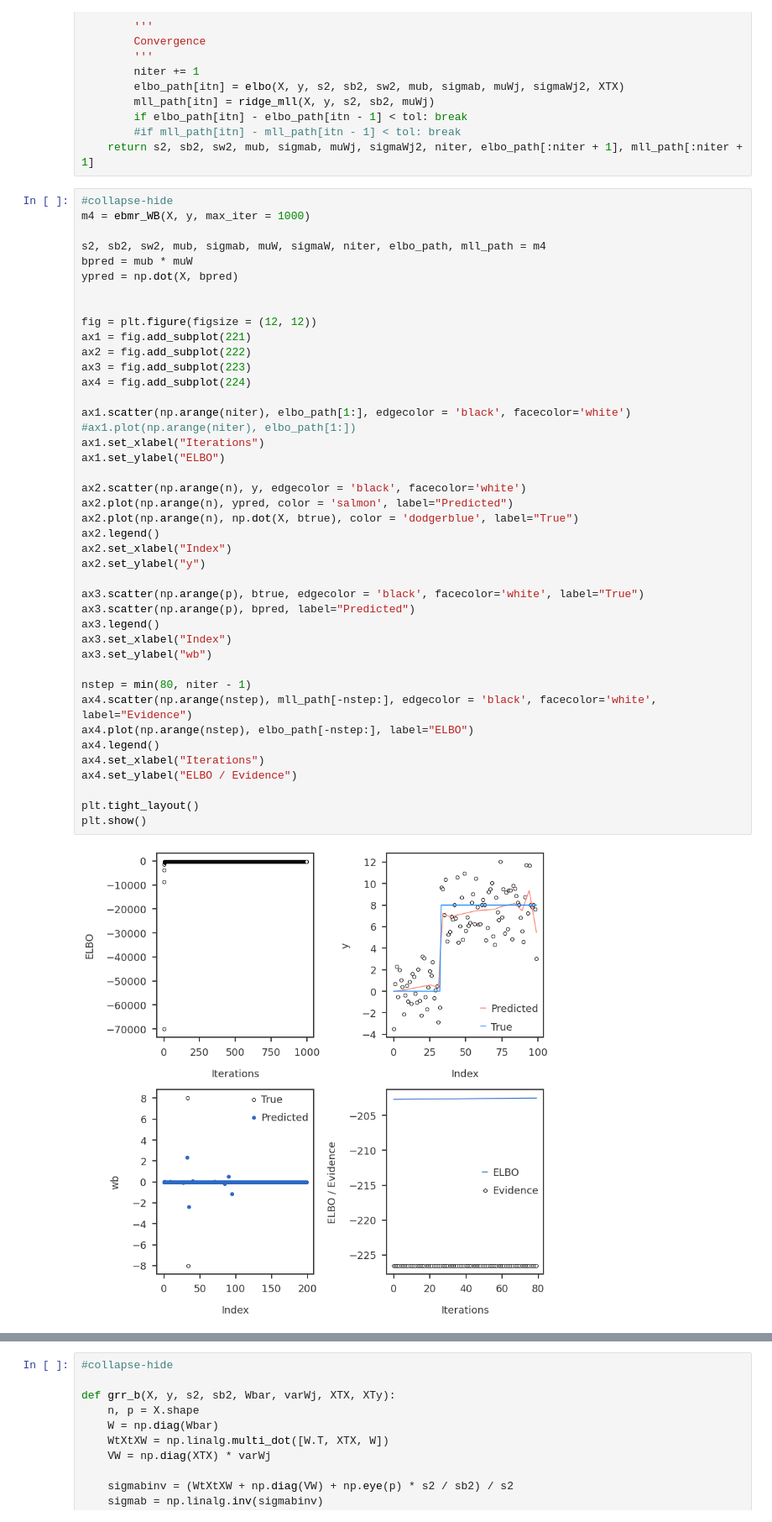
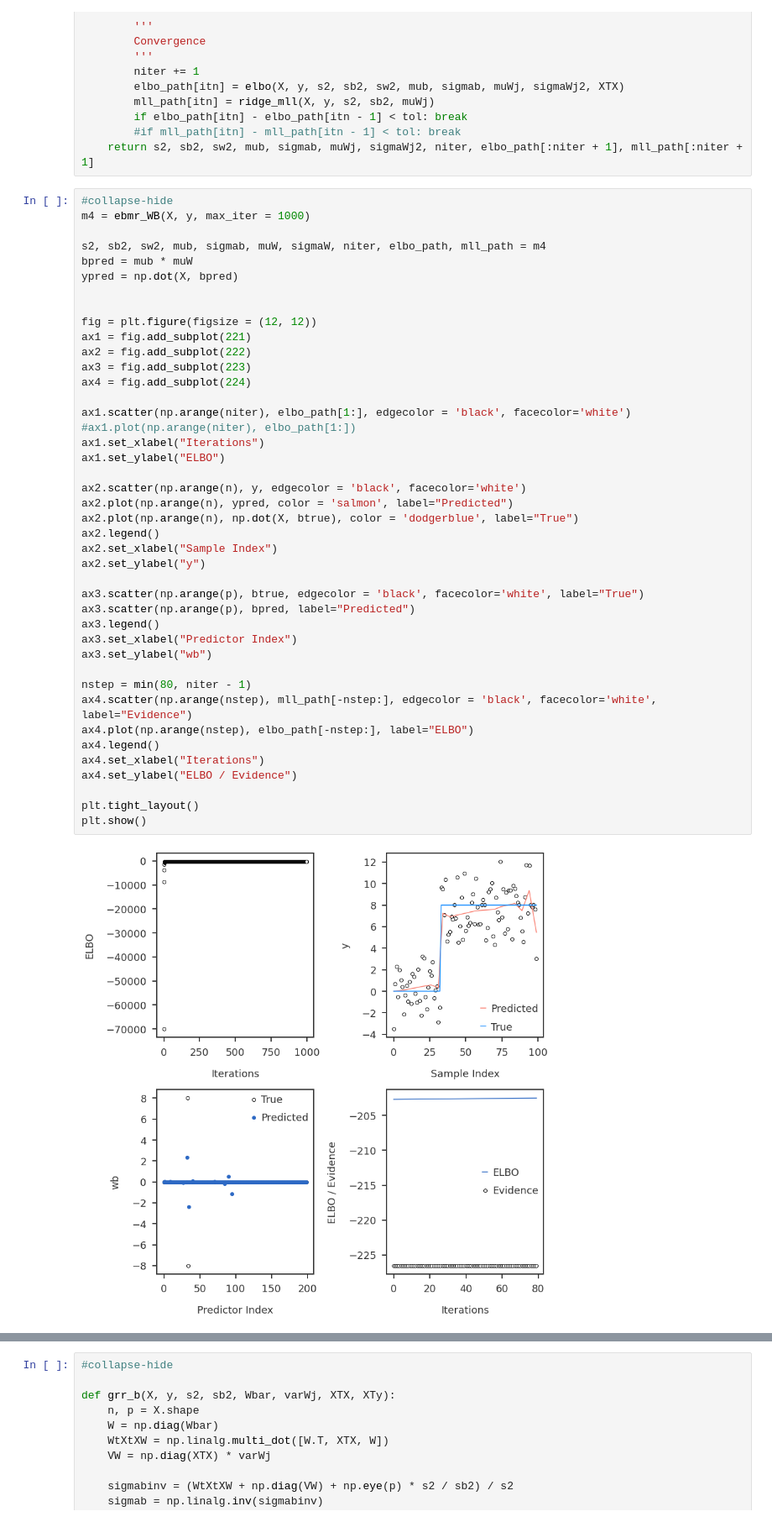
Before and after one commit to banskt/iridge-notes, a Jupyter notebook: _notebooks/2020-12-30-ebmr-with-product-of-coefficients.ipynb, the cells around one changed output, grey strips where cells are left out. Shown at 84% size. Saved outputs shown, nothing was run; the diff lists cells and outputs as text.

```diff
--- a/_notebooks/2020-12-30-ebmr-with-product-of-coefficients.ipynb
+++ b/_notebooks/2020-12-30-ebmr-with-product-of-coefficients.ipynb
@@ -563,36 +563,36 @@ ax1 = fig.add_subplot(221)
 ax2 = fig.add_subplot(222)
 ax3 = fig.add_subplot(223)
 ax4 = fig.add_subplot(224)
 
 ax1.scatter(np.arange(niter), elbo_path[1:], edgecolor = 'black', facecolor='white')
 #ax1.plot(np.arange(niter), elbo_path[1:])
 ax1.set_xlabel("Iterations")
 ax1.set_ylabel("ELBO")
 
 ax2.scatter(np.arange(n), y, edgecolor = 'black', facecolor='white')
 ax2.plot(np.arange(n), ypred, color = 'salmon', label="Predicted")
 ax2.plot(np.arange(n), np.dot(X, btrue), color = 'dodgerblue', label="True")
 ax2.legend()
-ax2.set_xlabel("Index")
+ax2.set_xlabel("Sample Index")
 ax2.set_ylabel("y")
 
 ax3.scatter(np.arange(p), btrue, edgecolor = 'black', facecolor='white', label="True")
 ax3.scatter(np.arange(p), bpred, label="Predicted")
 ax3.legend()
-ax3.set_xlabel("Index")
+ax3.set_xlabel("Predictor Index")
 ax3.set_ylabel("wb")
 
 nstep = min(80, niter - 1)
 ax4.scatter(np.arange(nstep), mll_path[-nstep:], edgecolor = 'black', facecolor='white', label="Evidence")
 ax4.plot(np.arange(nstep), elbo_path[-nstep:], label="ELBO")
 ax4.legend()
 ax4.set_xlabel("Iterations")
 ax4.set_ylabel("ELBO / Evidence")
 
 plt.tight_layout()
 plt.show()
 # %% [output]
-[figure, old version]
+[figure, new version]
 # %% [markdown]
 ### Variational approximation
 
```
Also changed, not shown: parts of 2 cells of this notebook, 2 other files.
